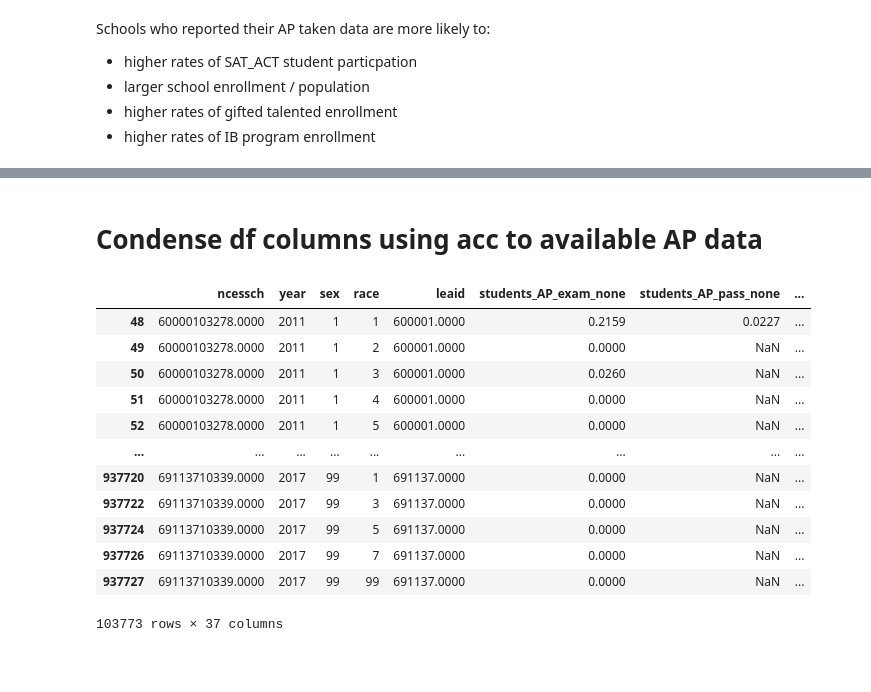
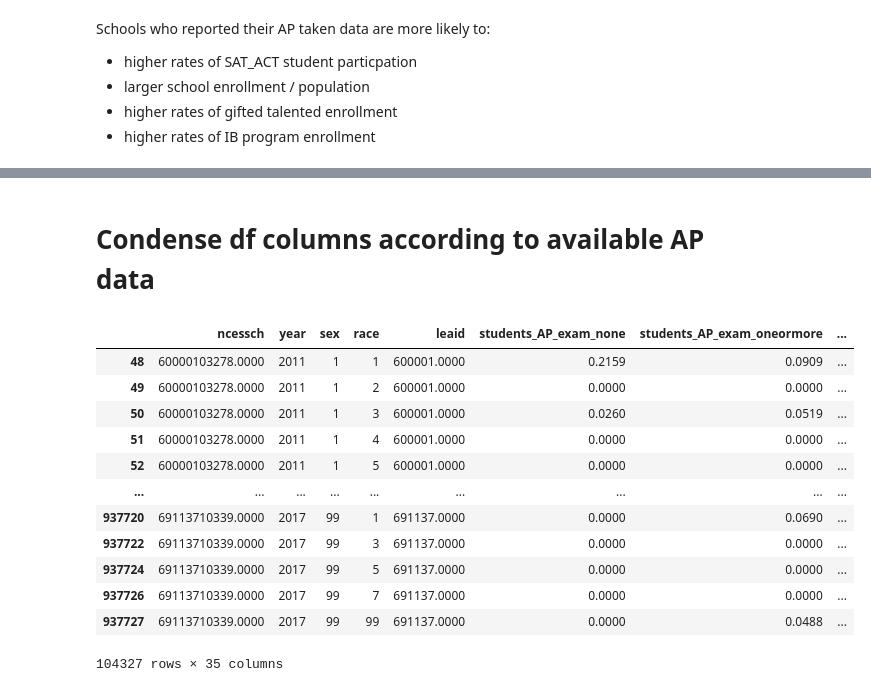
Before and after one commit to meeraduggs/AP-Exams, a Jupyter notebook: EDA/correlations_and_drops.ipynb, the cells around one changed output, grey strips where cells are left out. Saved outputs shown, nothing was run; the diff lists cells and outputs as text; code cells hidden in the pictures; blank space fills up the shorter version.

```diff
--- a/EDA/correlations_and_drops.ipynb
+++ b/EDA/correlations_and_drops.ipynb
@@ -36,0 +34,13 @@ KeyboardInterrupt:
+# %%
+# replace wrong AP enrollment
+ap_features['AP_enrl_sum'] = ap_features[['students_AP_exam_none', 'students_AP_exam_oneormore']].sum(axis=1)
+
+for i in range(0, ap_features.shape[0]):
+    if ap_features['students_AP_exam_oneormore'][i] > ap_features['enrl_AP'][i]:
+        ap_features['enrl_AP'][i] = ap_features['AP_enrl_sum'][i]
+
+for i in range(0, ap_features.shape[0]):
+    if ap_features['students_AP_exam_none'][i] > ap_features['enrl_AP'][i]:
+        ap_features['enrl_AP'][i] = ap_features['AP_enrl_sum'][i]
+
+ap_features[59:65]
@@ -37 +178,8 @@ KeyboardInterrupt:
+# %%
+ap_features['enrl_sum'] = ap_features[['enrl_IB', 'enrl_AP', 'students_chronically_absent', 'students_disc_harass_dis',
+                                       'students_disc_harass_race', 'students_disc_harass_sex', 'students_report_harass_dis',
+                                       'students_report_harass_race', 'students_report_harass_sex', 'students_susp_in_sch',
+                                       'students_susp_out_sch_single', 'students_susp_out_sch_multiple',
+                                       'expulsions_no_ed_serv', 'expulsions_with_ed_serv', 'expulsions_zero_tolerance',
+                                       'students_arrested', 'students_referred_law_enforce', 'transfers_alt_sch_disc']].sum(axis=1)
 # %%
@@ -82,0 +232,6 @@ ap_rates[ap_rates['students_AP_exam_oneormore'] > 0]
+# %%
+# replace infs with nan
+ap_rates = ap_rates.replace([np.inf], np.nan)
+
+# see if there are any more infs
+ap_rates[(ap_rates == np.inf).any(axis=1)]
@@ -141,23 +281,24 @@ ax[1,2].set_xlabel("in school suspensions");
 # %% [markdown]
-# Condense df columns using acc to available AP data
+# Condense df columns according to available AP data
 # %%
 ap_rates_full = ap_rates[ap_rates['students_AP_exam_oneormore'].notna()]
-ap_rates_full = ap_rates_full.drop(['AP_oneormore_Present', 'AP_none_Present'], axis=1)
+ap_rates_full = ap_rates_full.drop(['AP_oneormore_Present', 'AP_none_Present', 'AP_enrl_sum', 'enrl_sum',
+                                   'students_AP_pass_none', 'students_AP_pass_oneormore'], axis=1)
 ap_rates_full
 # %% [output]
-|  | ncessch | year | sex | race | leaid | students_AP_exam_none | students_AP_pass_none | ... |
-| 48 | 60000103278.0000 | 2011 | 1 | 1 | 600001.0000 | 0.2159 | 0.0227 | ... |
-| 49 | 60000103278.0000 | 2011 | 1 | 2 | 600001.0000 | 0.0000 | NaN | ... |
-| 50 | 60000103278.0000 | 2011 | 1 | 3 | 600001.0000 | 0.0260 | NaN | ... |
-| 51 | 60000103278.0000 | 2011 | 1 | 4 | 600001.0000 | 0.0000 | NaN | ... |
-| 52 | 60000103278.0000 | 2011 | 1 | 5 | 600001.0000 | 0.0000 | NaN | ... |
+|  | ncessch | year | sex | race | leaid | students_AP_exam_none | students_AP_exam_oneormore | ... |
+| 48 | 60000103278.0000 | 2011 | 1 | 1 | 600001.0000 | 0.2159 | 0.0909 | ... |
+| 49 | 60000103278.0000 | 2011 | 1 | 2 | 600001.0000 | 0.0000 | 0.0000 | ... |
+| 50 | 60000103278.0000 | 2011 | 1 | 3 | 600001.0000 | 0.0260 | 0.0519 | ... |
+| 51 | 60000103278.0000 | 2011 | 1 | 4 | 600001.0000 | 0.0000 | 0.0000 | ... |
+| 52 | 60000103278.0000 | 2011 | 1 | 5 | 600001.0000 | 0.0000 | 0.0000 | ... |
 | ... | ... | ... | ... | ... | ... | ... | ... | ... |
-| 937720 | 69113710339.0000 | 2017 | 99 | 1 | 691137.0000 | 0.0000 | NaN | ... |
-| 937722 | 69113710339.0000 | 2017 | 99 | 3 | 691137.0000 | 0.0000 | NaN | ... |
-| 937724 | 69113710339.0000 | 2017 | 99 | 5 | 691137.0000 | 0.0000 | NaN | ... |
-| 937726 | 69113710339.0000 | 2017 | 99 | 7 | 691137.0000 | 0.0000 | NaN | ... |
-| 937727 | 69113710339.0000 | 2017 | 99 | 99 | 691137.0000 | 0.0000 | NaN | ... |
+| 937720 | 69113710339.0000 | 2017 | 99 | 1 | 691137.0000 | 0.0000 | 0.0690 | ... |
+| 937722 | 69113710339.0000 | 2017 | 99 | 3 | 691137.0000 | 0.0000 | 0.0000 | ... |
+| 937724 | 69113710339.0000 | 2017 | 99 | 5 | 691137.0000 | 0.0000 | 0.0000 | ... |
+| 937726 | 69113710339.0000 | 2017 | 99 | 7 | 691137.0000 | 0.0000 | 0.0000 | ... |
+| 937727 | 69113710339.0000 | 2017 | 99 | 99 | 691137.0000 | 0.0000 | 0.0488 | ... |
-103773 rows × 37 columns
+104327 rows × 35 columns
 # %%
 fig, ax = plt.subplots(figsize=(15,15))
 correlation_mat = ap_rates_full.drop(['ncessch', 'leaid'], axis=1).corr()
```
Also changed, not shown: parts of 47 cells of this notebook, 7 other files.
